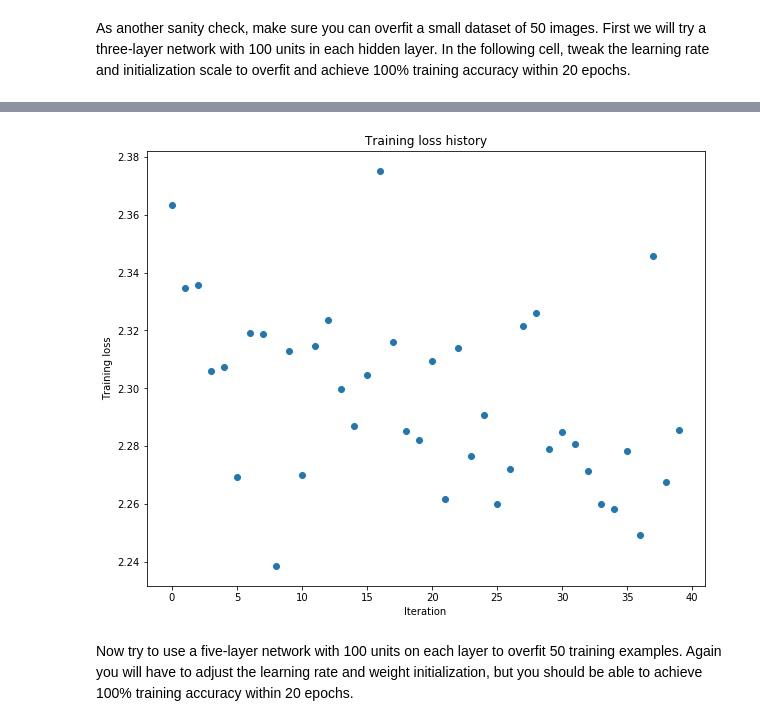
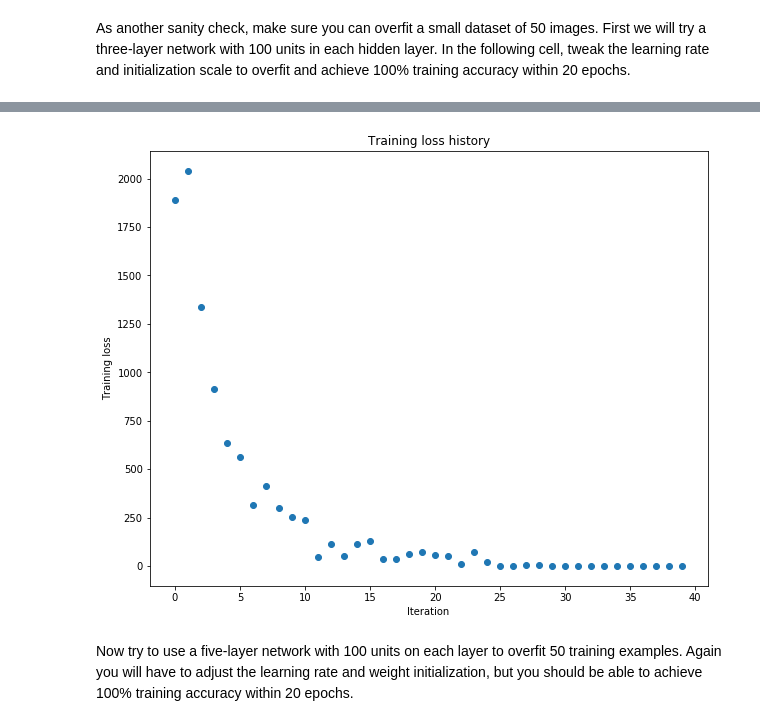
Before and after one commit to yinwang0/cs231n, a Jupyter notebook: assignment2/FullyConnectedNets.ipynb, the cells around one changed output, grey strips where cells are left out. Cells and saved outputs as stored; diff of their text form; code cells hidden in the pictures.

```diff
--- a/assignment2/FullyConnectedNets.ipynb
+++ b/assignment2/FullyConnectedNets.ipynb
@@ -449,7 +449,7 @@ small_data = {
   'y_val': data['y_val'],
 }
 
-weight_scale = 1e-2
+weight_scale = 0.2
 learning_rate = 1e-4
 model = FullyConnectedNet([100, 100],
               weight_scale=weight_scale, dtype=np.float64)
@@ -488,4 +488,4 @@ plt.show()
-[figure, old version]
+[figure, new version]
 # %% [markdown]
 Now try to use a five-layer network with 100 units on each layer to overfit 50 training examples. Again you will have to adjust the learning rate and weight initialization, but you should be able to achieve 100% training accuracy within 20 epochs.
 # %%
```
Also changed, not shown: parts of 7 cells of this notebook, 2 other files.
